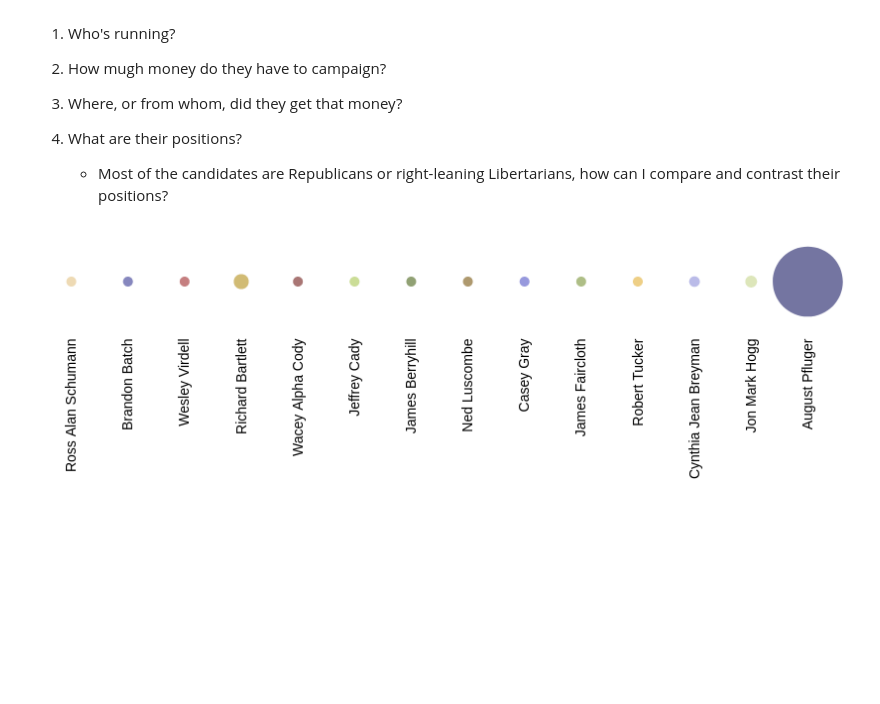
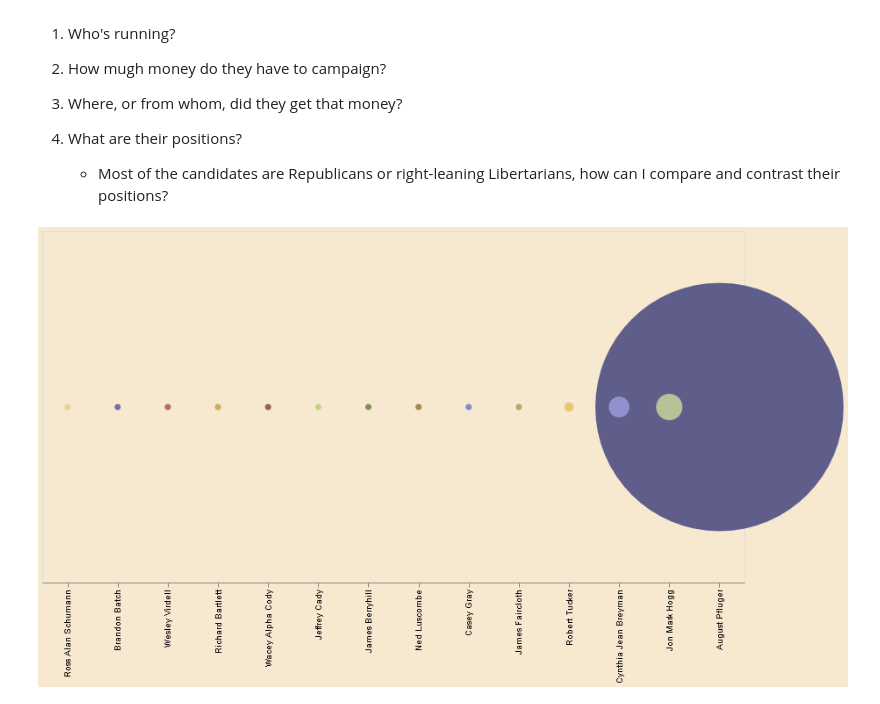
Before and after one commit to nemo-omen/tx-politics, a Jupyter notebook: 11th_district.ipynb, the cells around one changed output. Cells and saved outputs as stored; diff of their text form; code cells hidden in the pictures; blank space fills up the shorter version.

```diff
--- a/11th_district.ipynb
+++ b/11th_district.ipynb
@@ -293,7 +293,9 @@ I really need to sit with whatever data is available and figure out what it is I
 4. What are their positions?
     * Most of the candidates are Republicans or right-leaning Libertarians, how can I compare and contrast their positions?
 # %%
-base_chart = alt.Chart(all_totals, width=800, height=100).mark_circle().encode(
+selection = alt.selection_single(on='mouseover')
+
+base_chart = alt.Chart(all_totals, width=800, height=400).mark_circle().add_selection(selection).encode(
     alt.X('Name:N',
           sort=None,
          axis=alt.Axis(
@@ -301,9 +303,9 @@ base_chart = alt.Chart(all_totals, width=800, height=100).mark_circle().encode(
              title=None
          )
          ),
-    alt.Size('Contributions:Q',
+    alt.Size('Cash on Hand:Q',
             scale=alt.Scale(
-                range=[100, 5000]),
+                range=[50, 80000]),
                 legend=None
             ),
     color=alt.Color(
@@ -311,8 +313,13 @@ base_chart = alt.Chart(all_totals, width=800, height=100).mark_circle().encode(
         legend=None,
         scale=alt.Scale(
             type='linear',
-            scheme='category20b'
+            scheme='category20b',
         )
+    ),
+    opacity=alt.condition(selection, alt.value(0.8), alt.value(0.2)),
+    order=alt.Order(
+        'Cash on Hand',
+        sort='descending'
     ),
     tooltip=[
         alt.Tooltip(title='Name', field='Name', type='ordinal'),
@@ -321,33 +328,45 @@ base_chart = alt.Chart(all_totals, width=800, height=100).mark_circle().encode(
         alt.Tooltip(title='Spending', field='Spending', format="$,.0f", type='ordinal'),
         alt.Tooltip(title='Debt', field='Debt', format="$,.0f", type='ordinal')
     ]
 ).configure_view(
     strokeWidth=0,
     strokeOpacity=0
+).configure_axis(
+    grid=False
 ).configure_axisBottom(
     labelFontSize=14,
     grid=False,
     gridOpacity=0.6,
     gridDash=[5,5],
     tickOpacity=0,
     domainOpacity=0
 ).configure_axisLeft(
     grid=False,
     gridOpacity=0.6,
-    gridDash=[5,5],
     labelFontSize=14,
     titleFontSize=14,
     tickOpacity=0,
     titleAnchor='start',
     titleAngle=0,
     titlePadding=20,
     titleBaseline='bottom',
     titleX=-97,
     titleY=-25,
     domainOpacity=0
+).configure_axisTop(
+    grid=False
+).configure(
+    background='#f7e8d0'
+).configure_scale(
+    bandPaddingInner=0.1,
+    bandPaddingOuter=0.8
+#     pointPadding=1,
+#     round=True
+).configure_tick(
+    height=50
 )
 
 base_chart
 # %% [output]
-[figure, old version]
+[figure, new version]
 # %%
```
Also changed, not shown: parts of 4 cells of this notebook, 1 other file.
